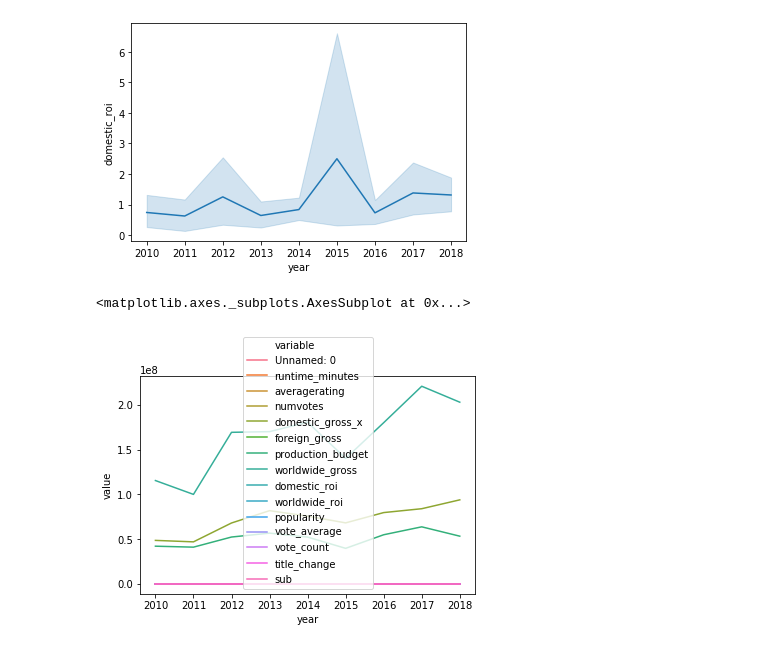
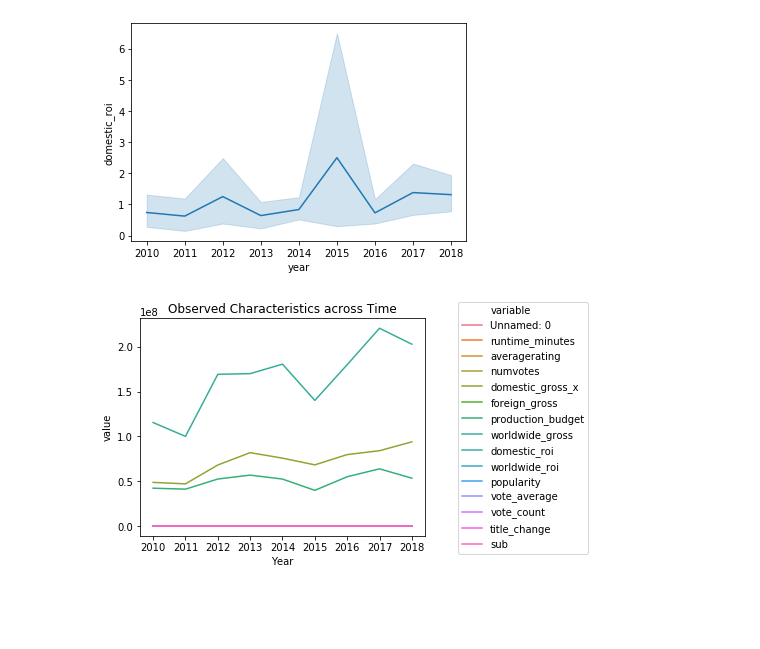
Before and after one commit to gksidhu/Correlates-to-ROI-in-Film, a Jupyter notebook: Analysis.ipynb, the cells around one changed output. Cells and saved outputs as stored; diff of their text form; code cells hidden in the pictures; blank space fills up the shorter version.

Commit message:
Time trend analysis

```diff
--- a/Analysis.ipynb
+++ b/Analysis.ipynb
@@ -74,9 +50,16 @@ sns.lineplot(data=films, x='year',y='domestic_roi')
 [figure]
 # %%
 # How everything look together?
-sns.lineplot(data=pd.melt(films_yr, ['year']), x='year',y='value', hue='variable', legend='brief')
+fig = sns.lineplot(data=pd.melt(films_yr, ['year']), x='year',y='value', hue='variable', legend='brief')
+box = fig.get_position()
+
+fig.set_position([box.x0, box.y0, box.width * 0.85, box.height]) # resize position
+# Put a legend to the right side
+fig.legend(loc=0, bbox_to_anchor=(1.1, 1.1))
+plt.title("Observed Characteristics across Time")
+plt.xlabel("Year")
+plt.show()
 # %% [output]
-<matplotlib.axes._subplots.AxesSubplot at 0x...>
-[figure, old version]
+[figure, new version]
 # %%
 # Plot relevant subsets of data together on one plot by first subetting df
```
Also changed, not shown: parts of 10 cells of this notebook.
